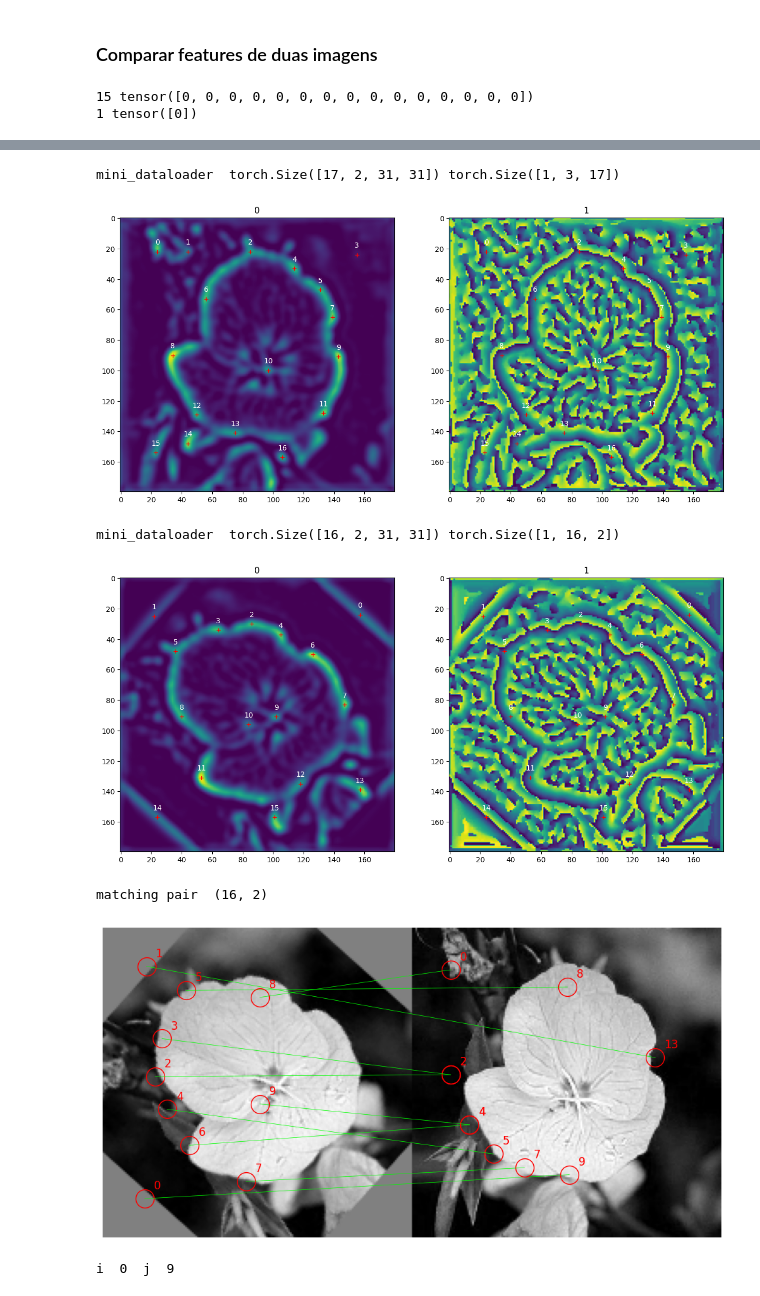
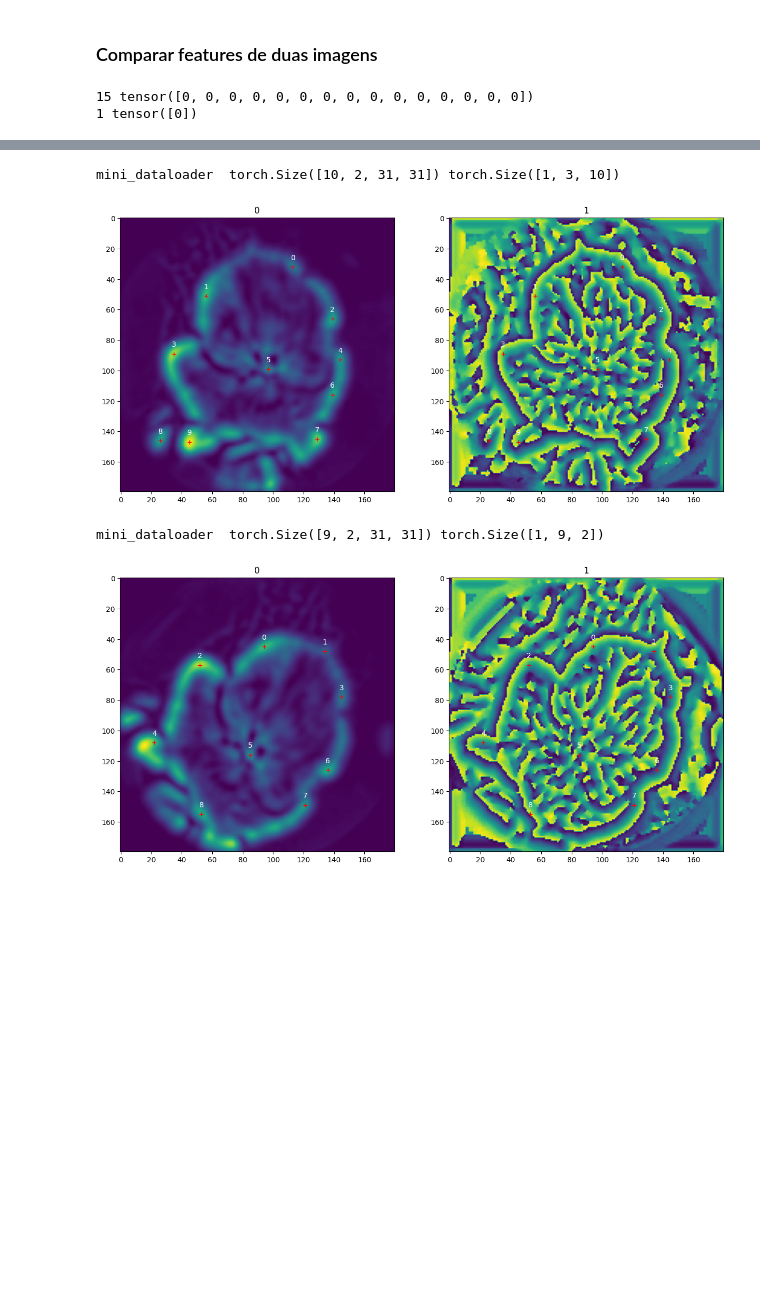
Before and after one commit to binarycode11/singular-points, a Jupyter notebook: siamesa.ipynb, the cells around one changed output, grey strips where cells are left out. Cells and saved outputs as stored; diff of their text form; code cells hidden in the pictures; blank space fills up the shorter version.

```diff
--- a/siamesa.ipynb
+++ b/siamesa.ipynb
@@ -137,7 +137,7 @@ from e2cnn import gspaces
 from e2cnn import nn as enn    #the equivariant layer we need to build the model
 from torch import nn
 class Feature(nn.Module):
-    def __init__(self,n_dim=30,n_channel=2) -> None:
+    def __init__(self,n_channel=2) -> None:
         super().__init__()
         r2_act = gspaces.Rot2dOnR2(N=36)
 
@@ -146,7 +146,6 @@ class Feature(nn.Module):
         self.input_type = feat_type_in
 
         self.block1 = enn.SequentialModule(
-                enn.MaskModule(feat_type_in, n_dim, margin=2),
                 enn.R2Conv(feat_type_in, feat_type_out, kernel_size=5, padding=1, bias=False),
                 enn.InnerBatchNorm(feat_type_out),
                 enn.ReLU(feat_type_out, inplace=True)
@@ -167,6 +166,9 @@ class Feature(nn.Module):
 
     def forward(self,X1)->torch.Tensor:
         x = enn.GeometricTensor(X1, self.input_type)
+        n_dim = X1.shape[-1]
+        mask = enn.MaskModule(self.input_type, n_dim, margin=2).to(device)
+        x = mask(x)
         x = self.block1(x)
         x = self.pool1(x)
         x = self.block2(x)
@@ -201,9 +203,9 @@ class Discriminator(nn.Module):
 
 
 class Siamesa(nn.Module):
-    def __init__(self,n_dim=30,n_channel=2) -> None:
+    def __init__(self,n_channel=2) -> None:
             super().__init__()
-            self.feature = Feature(n_dim=n_dim,n_channel=n_channel)
+            self.feature = Feature(n_channel=n_channel)
             self.discriminator = Discriminator()
 
     def forward(self,X1,X2)->torch.Tensor:
@@ -272,10 +274,10 @@ def loss_fn(output_pos,output_neg):
 #Create methods random_transform with kornia with import
 import kornia
 def random_transform(x):
-    x = kornia.augmentation.RandomAffine(degrees=(-180., 180.),translate=None,scale=None)(x)
+    x = kornia.augmentation.RandomAffine(degrees=90, translate=(0.1, 0.1), scale=(0.95, 1.05), shear=10)(x)
     return x
 # %%
-model =Siamesa(n_dim=31,n_channel=2).to(device)
+model =Siamesa(n_channel=2).to(device)
 X1=torch.rand(8,2,31,31).to(device)
 X2=torch.rand(8,2,31,31).to(device)
 model(X1,X1)
@@ -298,6 +300,6 @@ def train(model,train_loader,test_loader,loss_fn,epochs=10,device='cpu'):
         print(f'Epoch: {epoch}, Train Loss: {loss_train:.4f}, Test Loss: {loss_test:.4f}')
 
 
-train(model,train_loader,test_loader,loss_fn,epochs=70,device=device)
+train(model,train_loader,test_loader,loss_fn,epochs=100,device=device)
 # %% [output]
 initial_lr  0.0001 lr  0.0001
@@ -577,16 +613,6 @@ mini_dataloader_t2 = concatenate_mini_batches_feat_orien(batch_result_t2)
 points_t2 = coords_t2[:, :2].transpose(1, 2)
 print('mini_dataloader ',mini_dataloader_t2.shape,points_t2.shape)
 imshow2(feature_t2[0,0].cpu().detach(),orien_t2[0,0].cpu().detach(),coords_t2[0,:,:17])
-
-
-matching_results = matching_single_points(mini_dataloader_t1, mini_dataloader_t2, apply_random_transform=True)
-print('matching pair ',matching_results.shape)
-plot_matches(img_batch2[0,0], points_t2[0], img_batch1[0,0], points_t1[0], matching_results[:10])
-
-
-for (i,j) in matching_results[:10]:
-    print('i ',i,' j ',j)
-    plot_pair_image(mini_dataloader_t2[i,0],mini_dataloader_t1[j,0],'feat_a {}'.format(i),'feat_b {}'.format(j))
 # %% [output]
 15 tensor([0, 0, 0, 0, 0, 0, 0, 0, 0, 0, 0, 0, 0, 0, 0])
 1 tensor([0])
@@ -594,7 +620,4 @@ for (i,j) in matching_results[:10]:
-mini_dataloader  torch.Size([17, 2, 31, 31]) torch.Size([1, 3, 17])
+mini_dataloader  torch.Size([10, 2, 31, 31]) torch.Size([1, 3, 10])
-[figure, old version]
+[figure, new version]
-mini_dataloader  torch.Size([16, 2, 31, 31]) torch.Size([1, 16, 2])
+mini_dataloader  torch.Size([9, 2, 31, 31]) torch.Size([1, 9, 2])
-[figure, old version]
+[figure, new version]
-matching pair  (16, 2)
-[figure, removed]
-i  0  j  9
```
Also changed, not shown: parts of 13 cells of this notebook, 4 other files.
